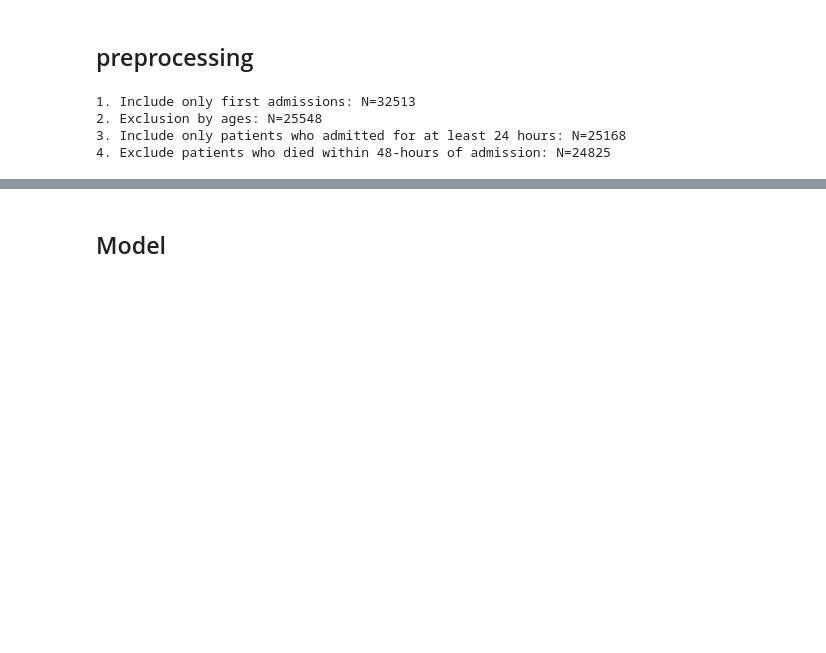
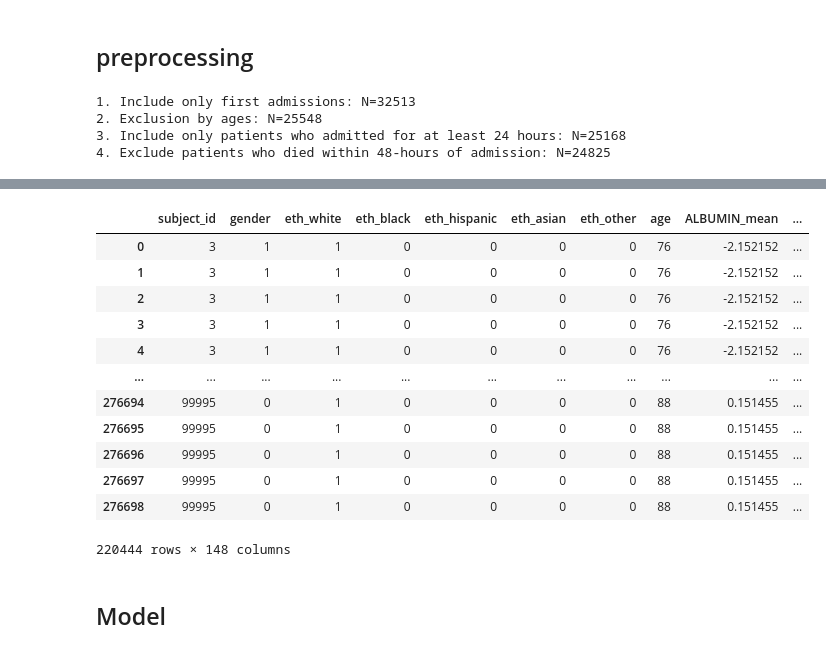
Before and after one commit to RonSheininTau/MLHC, a Jupyter notebook: Final Project.ipynb, the cells around one changed output, grey strips where cells are left out. Cells and saved outputs as stored; diff of their text form; code cells hidden in the pictures; blank space fills up the shorter version.

```diff
--- a/Final Project.ipynb
+++ b/Final Project.ipynb
@@ -537,3 +587,19 @@ X_train = X_train[~X_train['subject_id'].isin(selected_subjects)]
+# %%
+X_train
+# %% [output]
+|  | subject_id | gender | eth_white | eth_black | eth_hispanic | eth_asian | eth_other | age | ALBUMIN_mean | ... |
+| 0 | 3 | 1 | 1 | 0 | 0 | 0 | 0 | 76 | -2.152152 | ... |
+| 1 | 3 | 1 | 1 | 0 | 0 | 0 | 0 | 76 | -2.152152 | ... |
+| 2 | 3 | 1 | 1 | 0 | 0 | 0 | 0 | 76 | -2.152152 | ... |
+| 3 | 3 | 1 | 1 | 0 | 0 | 0 | 0 | 76 | -2.152152 | ... |
+| 4 | 3 | 1 | 1 | 0 | 0 | 0 | 0 | 76 | -2.152152 | ... |
+| ... | ... | ... | ... | ... | ... | ... | ... | ... | ... | ... |
+| 276694 | 99995 | 0 | 1 | 0 | 0 | 0 | 0 | 88 | 0.151455 | ... |
+| 276695 | 99995 | 0 | 1 | 0 | 0 | 0 | 0 | 88 | 0.151455 | ... |
+| 276696 | 99995 | 0 | 1 | 0 | 0 | 0 | 0 | 88 | 0.151455 | ... |
+| 276697 | 99995 | 0 | 1 | 0 | 0 | 0 | 0 | 88 | 0.151455 | ... |
+| 276698 | 99995 | 0 | 1 | 0 | 0 | 0 | 0 | 88 | 0.151455 | ... |
+220444 rows × 148 columns
 # %%
 def generate_series_data(df, group_col="subject_id", maxlen=18):
   grouped = df.groupby(group_col)
```
Also changed, not shown: parts of 25 cells of this notebook.
